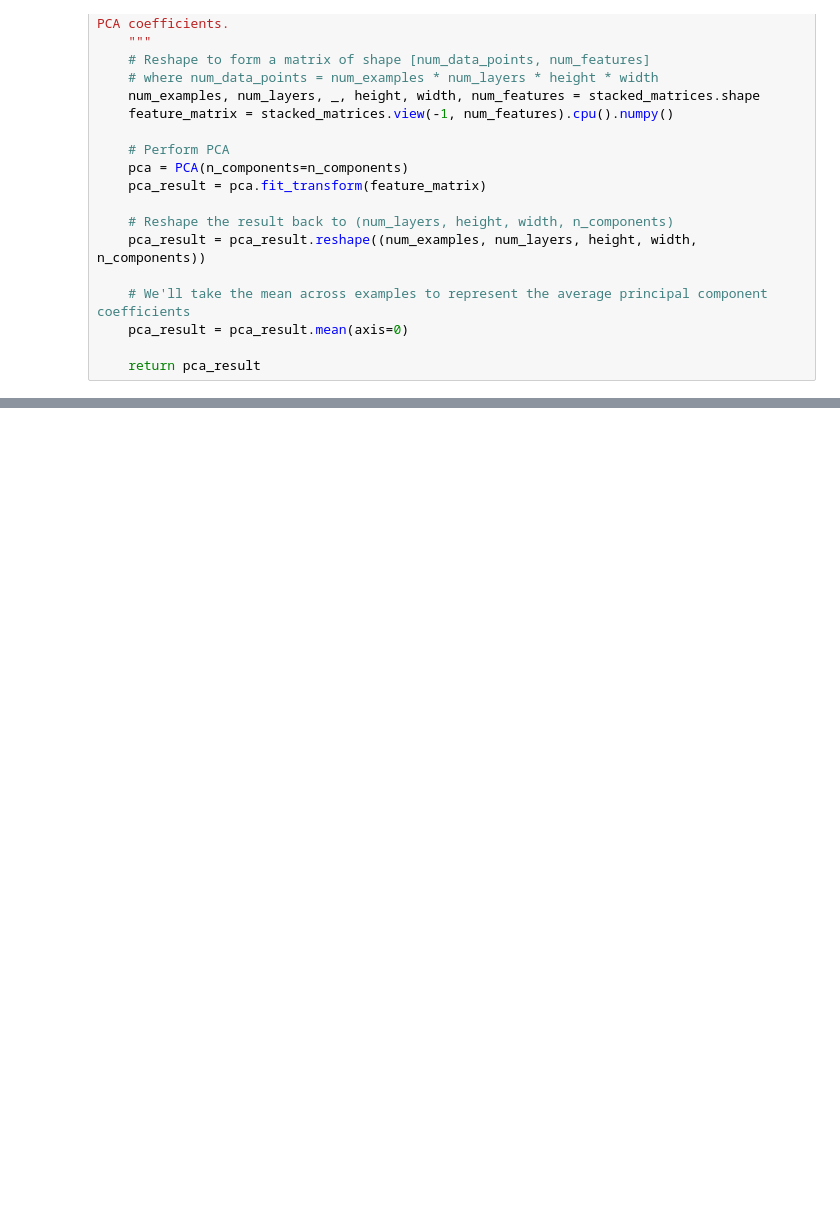
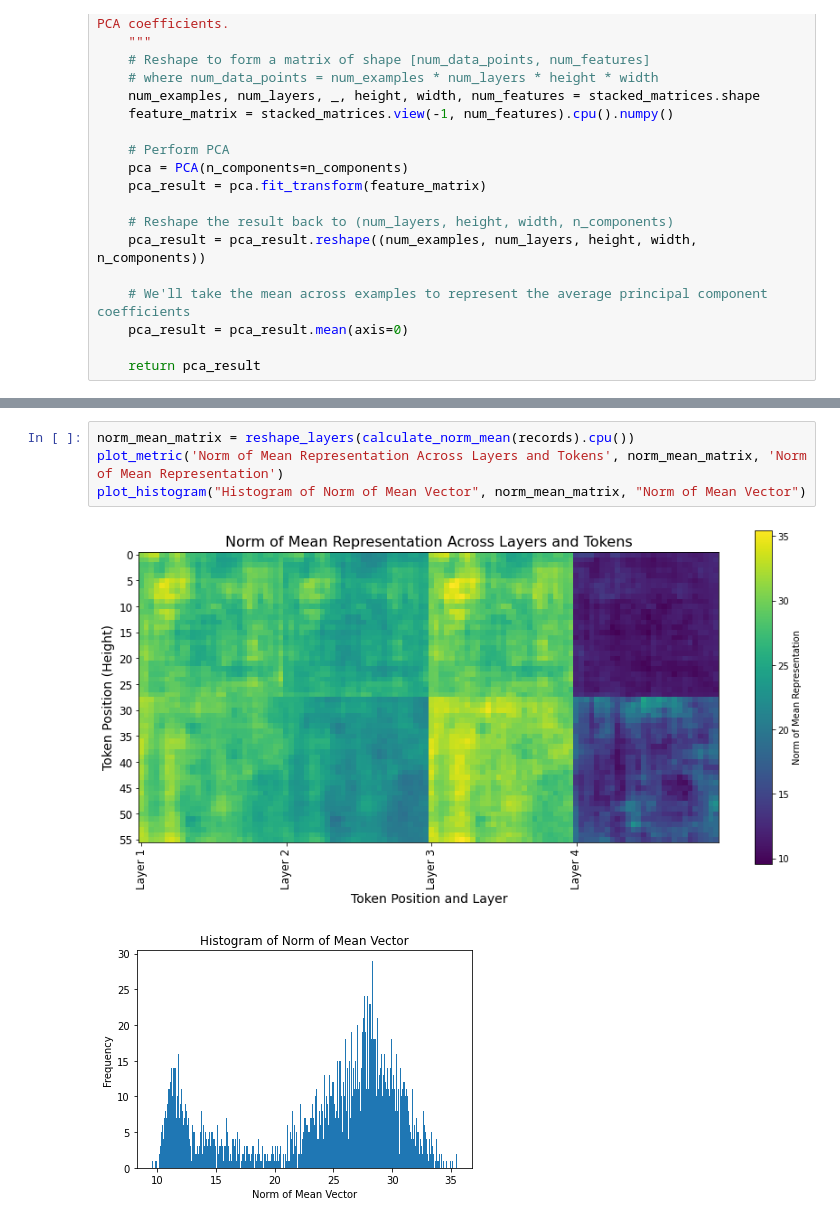
Before and after one commit to alhojel/Painter, a Jupyter notebook: Painter/analyze_representations.ipynb, the cells around one changed output, grey strips where cells are left out. Cells and saved outputs as stored; diff of their text form; blank space fills up the shorter version.

```diff
--- a/Painter/analyze_representations.ipynb
+++ b/Painter/analyze_representations.ipynb
@@ -234,0 +275,7 @@ mean_norm_matrix = reshape_layers(calculate_mean_norm(records).cpu())
+# %%
+norm_mean_matrix = reshape_layers(calculate_norm_mean(records).cpu())
+plot_metric('Norm of Mean Representation Across Layers and Tokens', norm_mean_matrix, 'Norm of Mean Representation')
+plot_histogram("Histogram of Norm of Mean Vector", norm_mean_matrix, "Norm of Mean Vector")
+# %% [output]
+[figure, added]
+[figure, added]
```
Also changed, not shown: parts of 19 cells of this notebook.
